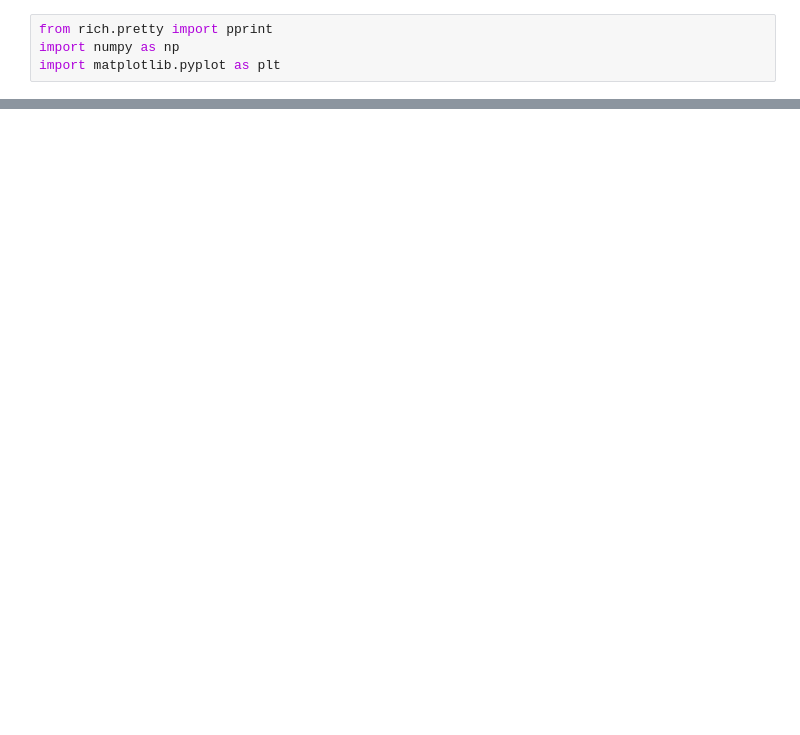
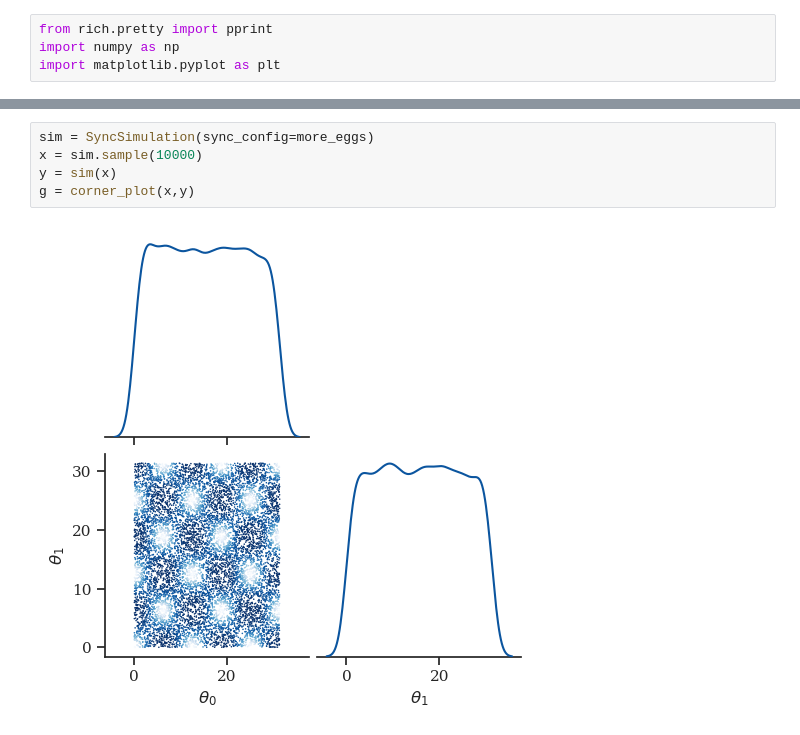
Before and after one commit to mjadiaz/toy-models, a Jupyter notebook: symc/notebooks/demo.ipynb, the cells around one changed output, grey strips where cells are left out. Drawn from its saved outputs; the diff is of its cells as text; blank space fills up the shorter version.

```diff
--- a/symc/notebooks/demo.ipynb
+++ b/symc/notebooks/demo.ipynb
@@ -52 +38,8 @@ array([[1.10615505e-02],
+# %%
+sim = SyncSimulation(sync_config=more_eggs)
+x = sim.sample(10000)
+y = sim(x)
+g = corner_plot(x,y)
+# %% [output]
+[figure, added]
 # %%
```
Also changed, not shown: parts of 23 cells of this notebook, 7 other files.
